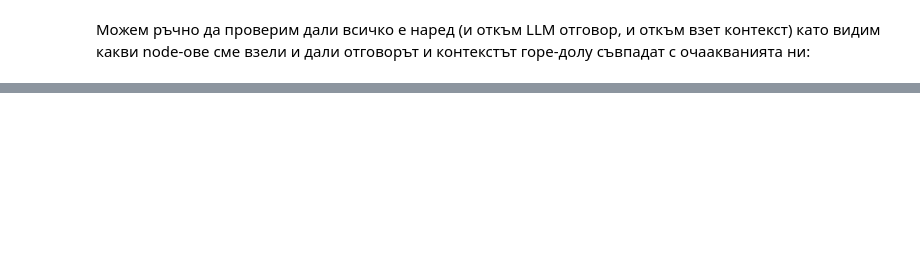
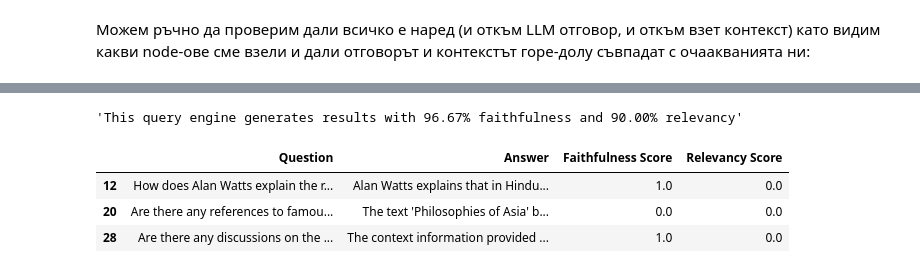
Before and after one commit to yalishanda42/rag-demo, a Jupyter notebook: rag_demo.ipynb, the cells around one changed output, grey strips where cells are left out. Cells and saved outputs as stored; diff of their text form; code cells hidden in the pictures; blank space fills up the shorter version.

```diff
--- a/rag_demo.ipynb
+++ b/rag_demo.ipynb
@@ -292,3 +498,17 @@ TBA
+# %%
+faithfulness = results_df["Faithfulness Score"].mean()
+relevancy = results_df["Relevancy Score"].mean()
+
+f'This query engine generates results with {faithfulness:.2%} faithfulness and {relevancy:.2%} relevancy'
+# %% [output]
+'This query engine generates results with 96.67% faithfulness and 90.00% relevancy'
+# %%
+results_df[(results_df["Faithfulness Score"] < 1) | (results_df["Relevancy Score"] < 1)]
+# %% [output]
+|  | Question | Answer | Faithfulness Score | Relevancy Score |
+| 12 | How does Alan Watts explain the r... | Alan Watts explains that in Hindu... | 1.0 | 0.0 |
+| 20 | Are there any references to famou... | The text 'Philosophies of Asia' b... | 0.0 | 0.0 |
+| 28 | Are there any discussions on the ... | The context information provided ... | 1.0 | 0.0 |
 # %% [markdown]
 ## Поразбрах RAG и ми е интересно да се (по-)занимавам с това. Оттук накъде?
 
```
Also changed, not shown: parts of 45 cells of this notebook, 1 other file.
